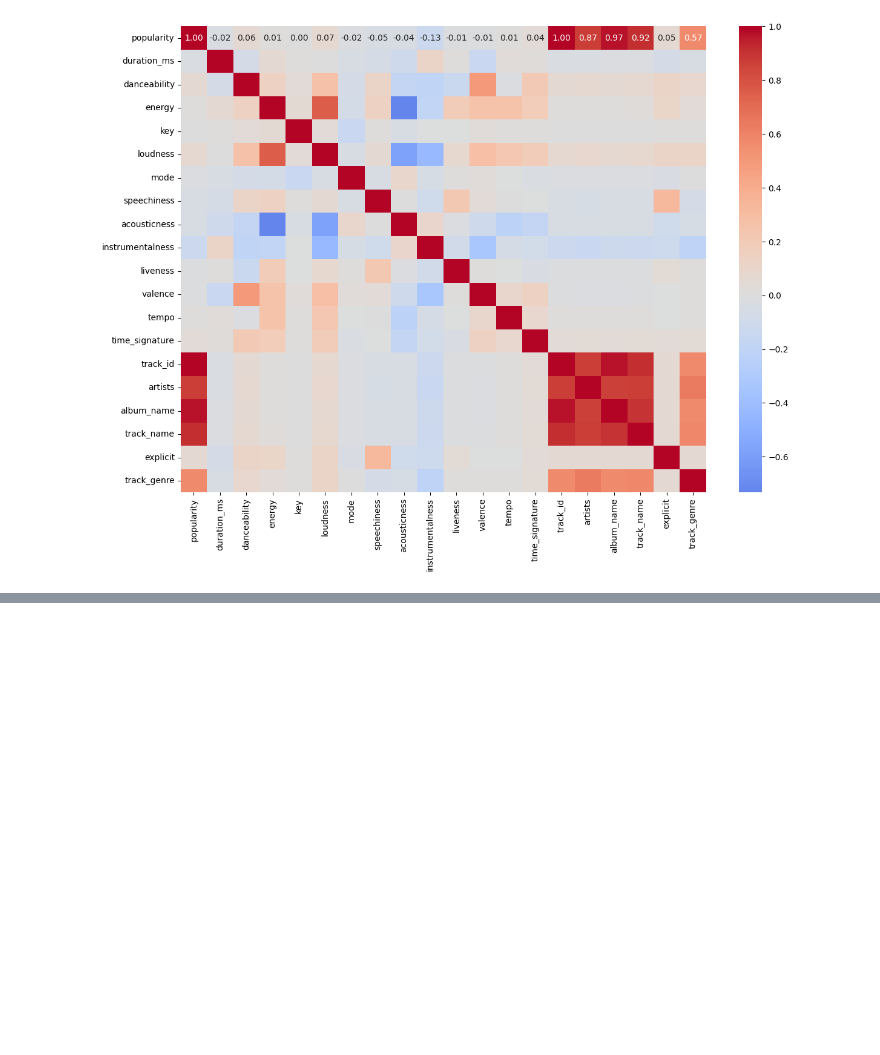
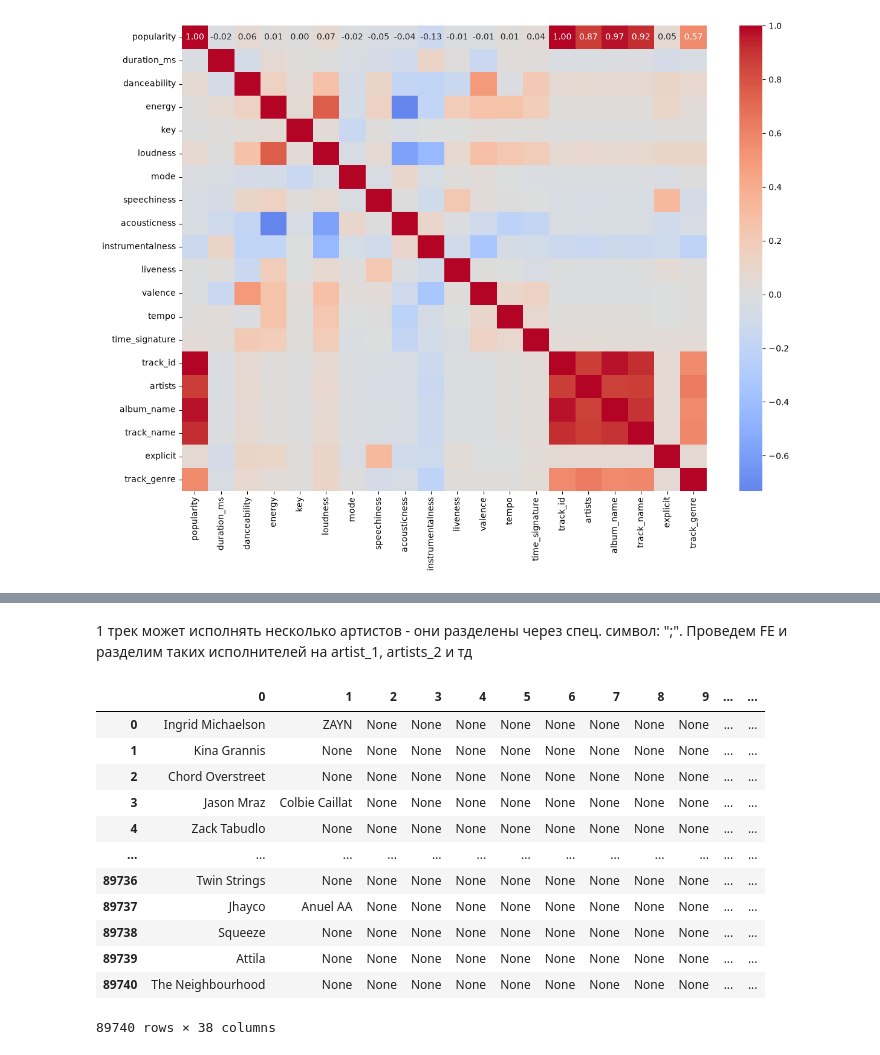
Before and after one commit to PieceOfBulka/gp5, a Jupyter notebook: eda_task_1.ipynb, the cells around one changed output, grey strips where cells are left out. Saved outputs shown, nothing was run; the diff lists cells and outputs as text; code cells hidden in the pictures; blank space fills up the shorter version.

```diff
--- a/eda_task_1.ipynb
+++ b/eda_task_1.ipynb
@@ -591,0 +641,19 @@ plt.show()
+# %% [markdown]
+1 трек может исполнять несколько артистов - они разделены через спец. символ: ";". Проведем FE и разделим таких исполнителей на artist_1, artists_2 и тд
+# %%
+splited_artist = df['artists'].str.split(';', expand=True)
+splited_artist
+# %% [output]
+|  | 0 | 1 | 2 | 3 | 4 | 5 | 6 | 7 | 8 | 9 | ... | ... |
+| 0 | Ingrid Michaelson | ZAYN | None | None | None | None | None | None | None | None | ... | ... |
+| 1 | Kina Grannis | None | None | None | None | None | None | None | None | None | ... | ... |
+| 2 | Chord Overstreet | None | None | None | None | None | None | None | None | None | ... | ... |
+| 3 | Jason Mraz | Colbie Caillat | None | None | None | None | None | None | None | None | ... | ... |
+| 4 | Zack Tabudlo | None | None | None | None | None | None | None | None | None | ... | ... |
+| ... | ... | ... | ... | ... | ... | ... | ... | ... | ... | ... | ... | ... |
+| 89736 | Twin Strings | None | None | None | None | None | None | None | None | None | ... | ... |
+| 89737 | Jhayco | Anuel AA | None | None | None | None | None | None | None | None | ... | ... |
+| 89738 | Squeeze | None | None | None | None | None | None | None | None | None | ... | ... |
+| 89739 | Attila | None | None | None | None | None | None | None | None | None | ... | ... |
+| 89740 | The Neighbourhood | None | None | None | None | None | None | None | None | None | ... | ... |
+89740 rows × 38 columns
```
Also changed, not shown: parts of 23 cells of this notebook.
